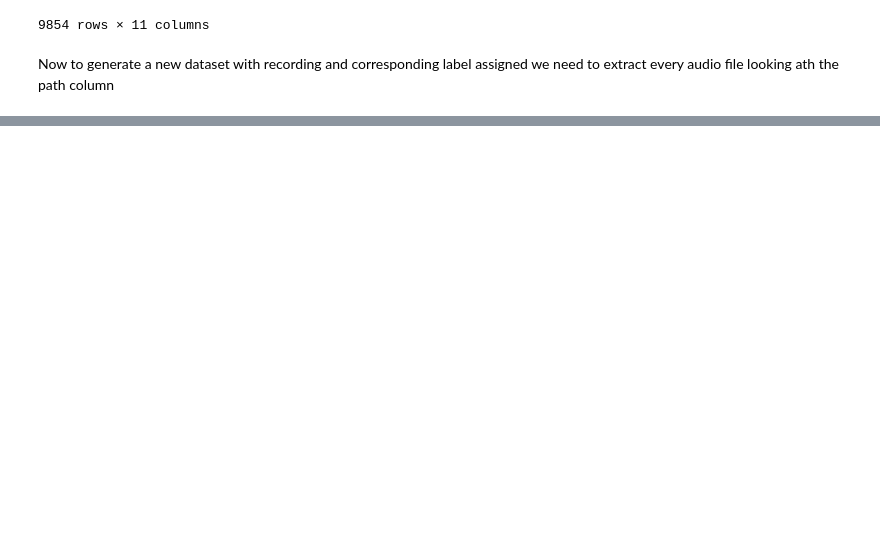
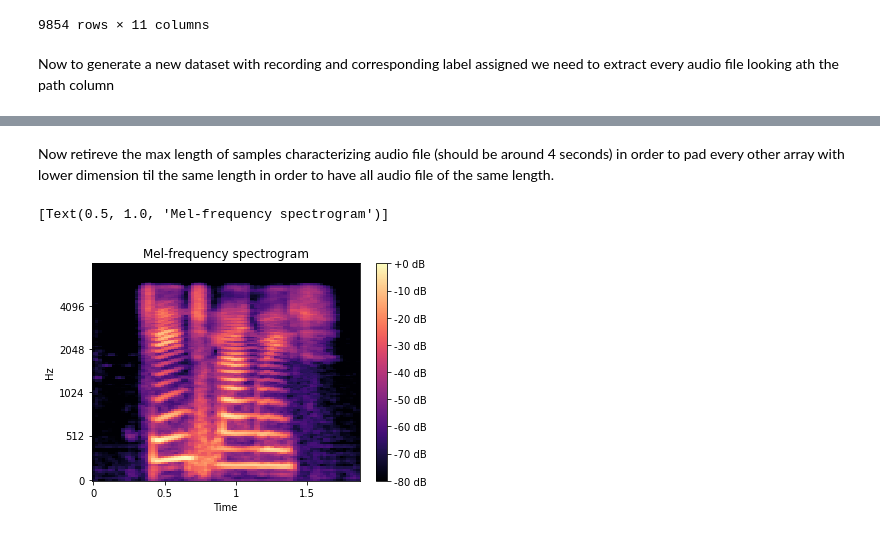
Before and after one commit to andrerubeis/Intent-Detection, a Jupyter notebook: exam_winter_22_23_notebook.ipynb, the cells around one changed output, grey strips where cells are left out. Drawn from its saved outputs; the diff is of its cells as text; code cells hidden in the pictures; blank space fills up the shorter version.

```diff
--- a/exam_winter_22_23_notebook.ipynb
+++ b/exam_winter_22_23_notebook.ipynb
@@ -190,0 +275,12 @@ Length: 9854, dtype: int64
+# %%
+length_audios = []
+length_audios_seconds = []
+indexes_to_drop = []
+i = 0
+
+for item,sr in zip(df[1], df[2]):
+    length_audios.append(len(item))
+    length_audios_seconds.append(len(item)/sr)
+    if len(item)/sr > 4:
+        indexes_to_drop.append(i)
+    i = i+1
@@ -190,0 +325,15 @@ Length: 9854, dtype: int64
+# %% [markdown]
+Now retireve the max length of samples characterizing audio file (should be around 4 seconds) in order to pad every other array with lower dimension til the same length in order to have all audio file of the same length.
+# %%
+spectogram = librosa.feature.melspectrogram(y=df[1][0], sr=sr)
+
+fig, ax = plt.subplots()
+S_dB = librosa.power_to_db(spectogram, ref=np.max)
+img = librosa.display.specshow(S_dB, x_axis='time',
+                         y_axis='mel', sr=sr,
+                         fmax=8000, ax=ax)
+fig.colorbar(img, ax=ax, format='%+2.0f dB')
+ax.set(title='Mel-frequency spectrogram')
+# %% [output]
+[Text(0.5, 1.0, 'Mel-frequency spectrogram')]
+[figure, added]
```
Also changed, not shown: parts of 58 cells of this notebook.
